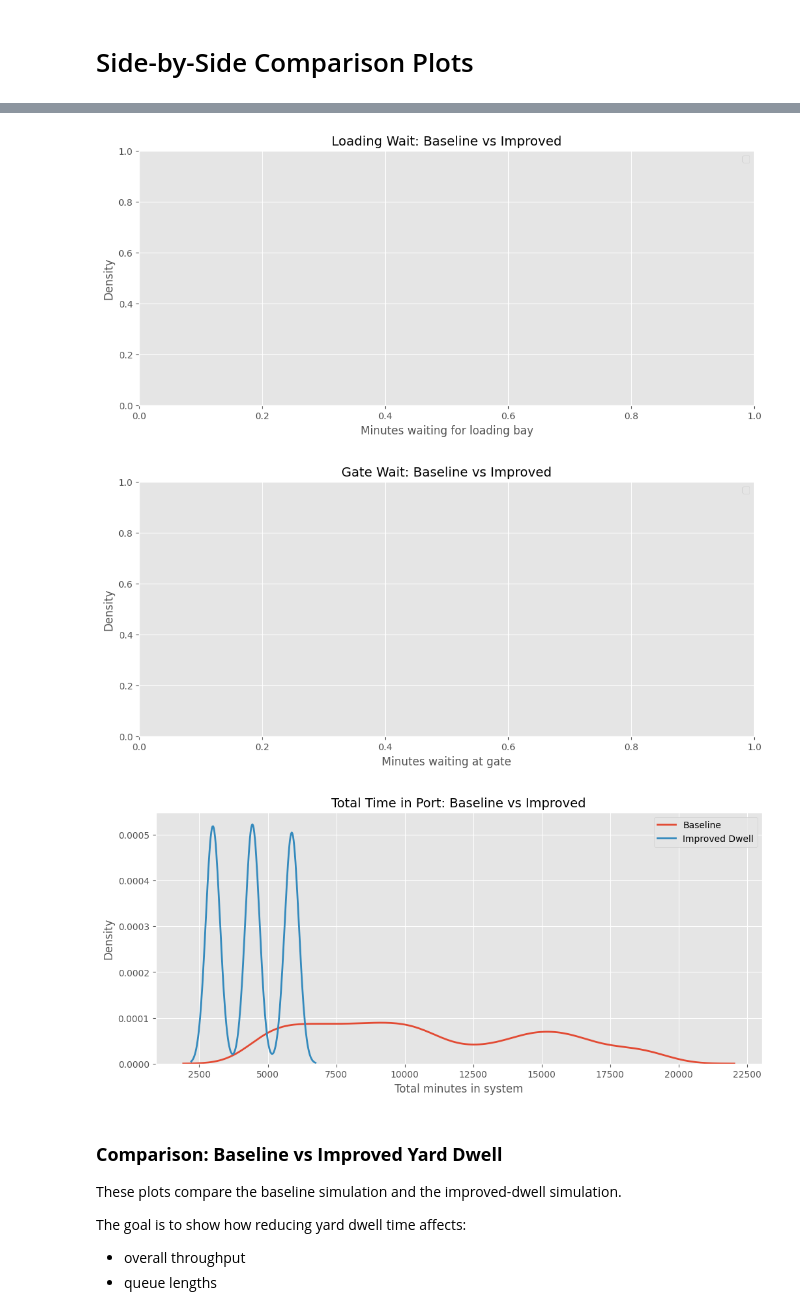
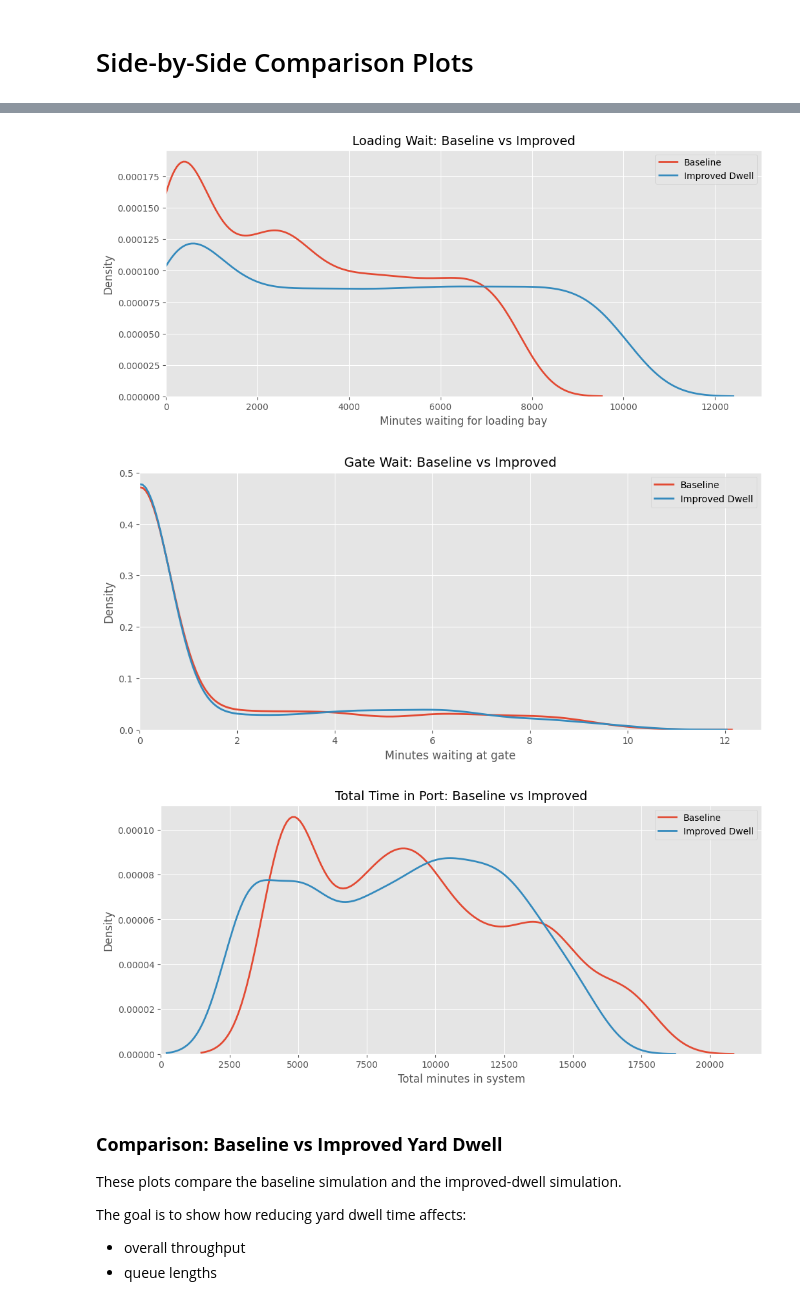
Before and after one commit to NkanyeziNgobese/PortSimulation, a Jupyter notebook: durban_port_simulation.ipynb, the cells around one changed output, grey strips where cells are left out. Saved outputs shown, nothing was run; the diff lists cells and outputs as text; code cells hidden in the pictures.

```diff
--- a/durban_port_simulation.ipynb
+++ b/durban_port_simulation.ipynb
@@ -515,15 +521,22 @@ Improved dwell simulation complete.
 # -----------------------------------------
 
 def metrics_to_dataframe_improved():
+    if not METRICS_IMPROVED:
+        return pd.DataFrame()
+
     df2 = pd.DataFrame(METRICS_IMPROVED)
 
+    # Core durations
     df2["total_time"] = df2["exit_time"] - df2["arrival_time"]
     df2["yard_dwell"] = df2["yard_exit_time"] - df2["yard_entry_time"]
-    df2["scan_wait"] = df2["scan_start"] - df2["yard_exit_time"]
-    df2["loading_wait"] = df2["loading_start"] - df2["scan_end"]
-    df2["gate_wait"] = df2["gate_start"] - df2["loading_end"]
+
+    # Correct queue waits (NO references to previous stages)
+    df2["scan_wait"] = df2["scan_start"] - df2["scan_queue_enter"]
+    df2["loading_wait"] = df2["loading_start"] - df2["loading_queue_enter"]
+    df2["gate_wait"] = df2["gate_start"] - df2["gate_queue_enter"]
+
+    # Safety
+    for col in ["scan_wait", "loading_wait", "gate_wait"]:
+        df2[col] = df2[col].clip(lower=0)
 
     return df2
-
-df_improved = metrics_to_dataframe_improved()
-df_improved.head()
@@ -547,47 +570,47 @@ import seaborn as sns
 plt.style.use("ggplot")
 
 def compare_distributions(df1, df2, column, title, xlabel):
+    if column not in df1.columns or column not in df2.columns:
+        print(f"Skipping {column}: missing in dataframe.")
+        return
+
     plt.figure(figsize=(12,5))
 
-    sns.kdeplot(df1[column], label="Baseline", linewidth=2)
-    sns.kdeplot(df2[column], label="Improved Dwell", linewidth=2)
+    # Clip KDE to non-negative domain (the correct domain for waits)
+    sns.kdeplot(df1[column], label="Baseline", linewidth=2, clip=(0, None))
+    sns.kdeplot(df2[column], label="Improved Dwell", linewidth=2, clip=(0, None))
 
     plt.title(title, fontsize=14)
     plt.xlabel(xlabel)
     plt.ylabel("Density")
+    plt.xlim(left=0)   # Force the X-axis to start at 0
     plt.legend()
     plt.show()
 
 
-# Yard dwell time comparison
+
+# ------- Required comparisons -------
+
 compare_distributions(df, df_improved,
                       "yard_dwell",
                       "Yard Dwell Time: Baseline vs Improved",
                       "Minutes in Yard")
 
-
-# Scanning wait comparison
 compare_distributions(df, df_improved,
                       "scan_wait",
                       "Scanning Wait: Baseline vs Improved",
                       "Minutes waiting for scanner")
 
-
-# Loading wait comparison
 compare_distributions(df, df_improved,
                       "loading_wait",
                       "Loading Wait: Baseline vs Improved",
                       "Minutes waiting for loading bay")
 
-
-# Gate wait comparison
 compare_distributions(df, df_improved,
                       "gate_wait",
                       "Gate Wait: Baseline vs Improved",
                       "Minutes waiting at gate")
 
-
-# Total system time
 compare_distributions(df, df_improved,
                       "total_time",
                       "Total Time in Port: Baseline vs Improved",
@@ -598,6 +621,6 @@ compare_distributions(df, df_improved,
-[figure, old version]
+[figure, new version]
-[figure, old version]
+[figure, new version]
-[figure, old version]
+[figure, new version]
 # %% [markdown]
 ### **Comparison: Baseline vs Improved Yard Dwell**
 
```
Also changed, not shown: parts of 11 cells of this notebook, 23 other files.
